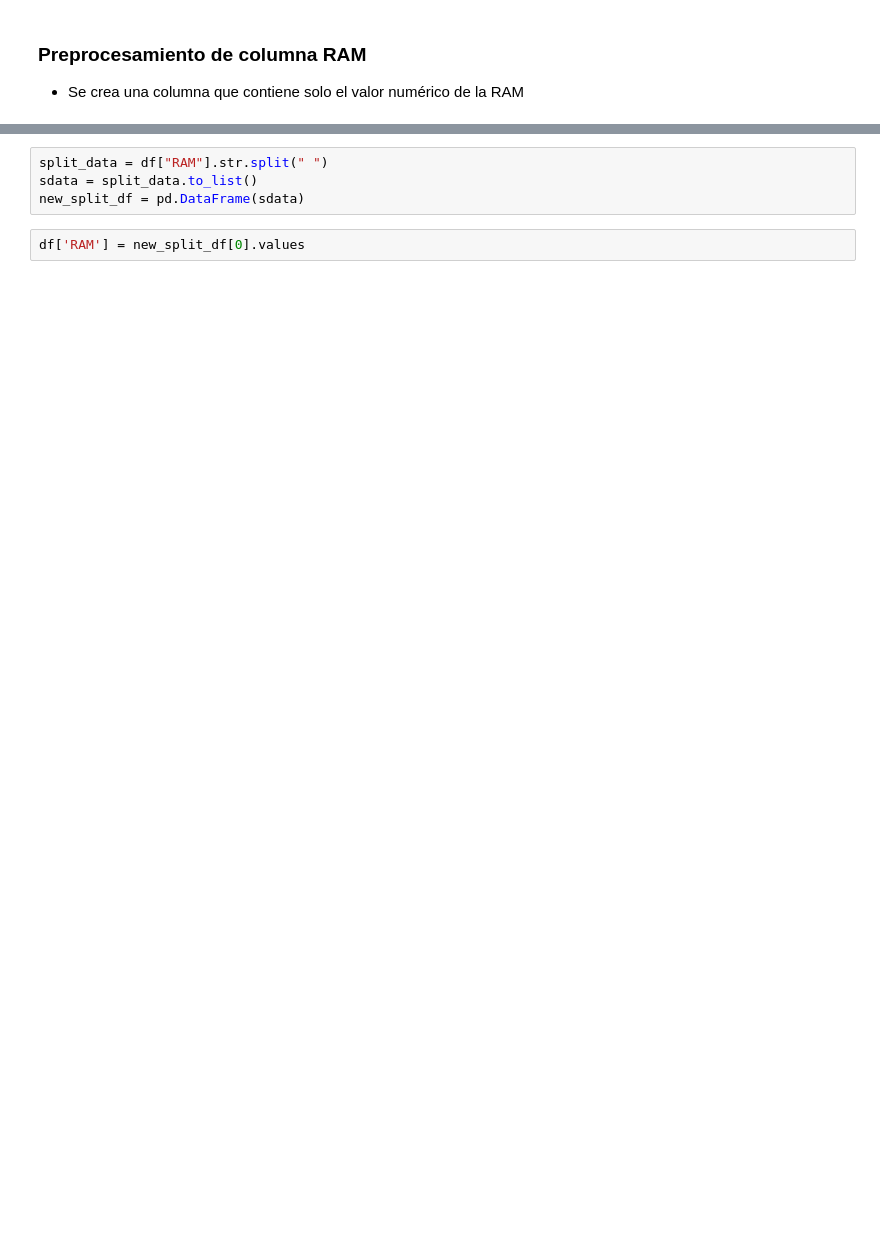
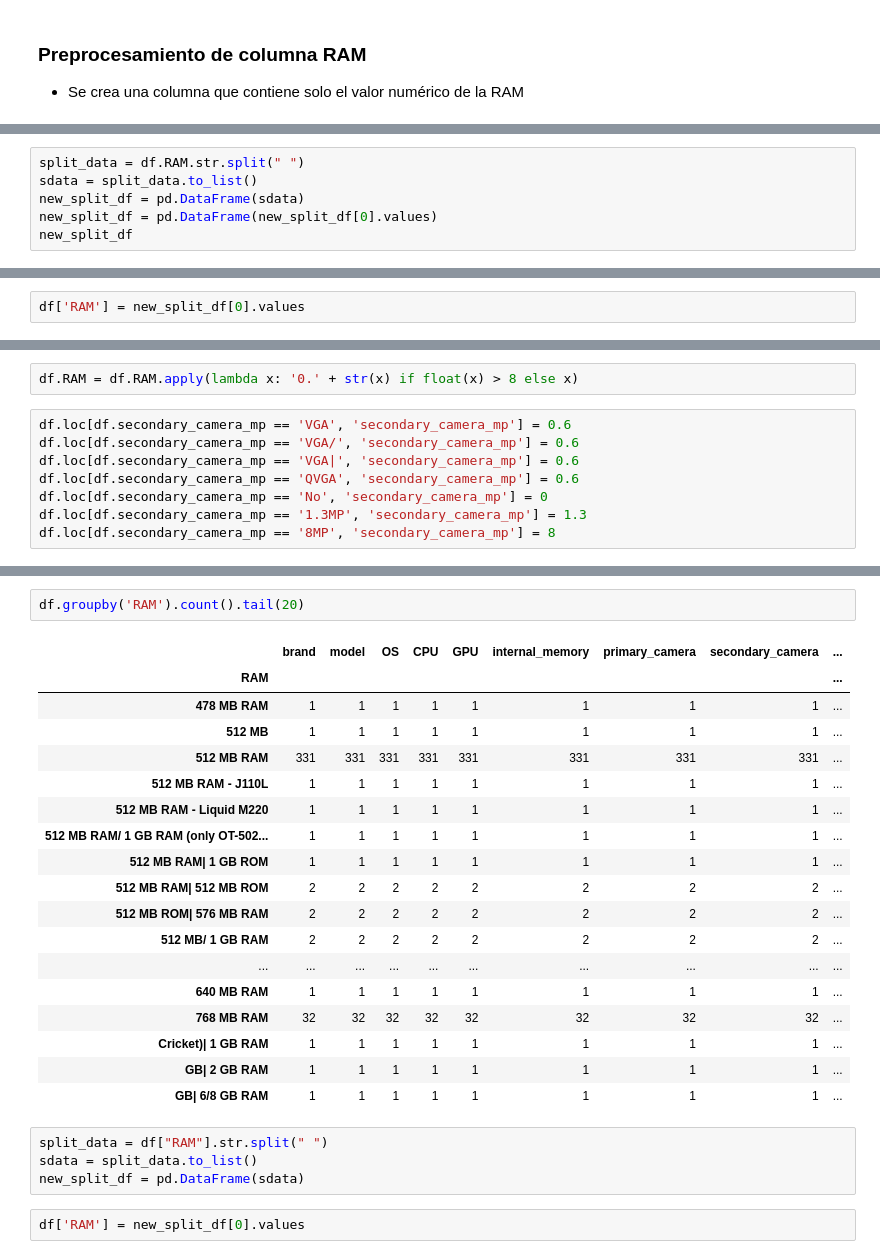
Before and after one commit to jgermanob/PCIC-Inteligencia-aritificial, a Jupyter notebook: Notebooks/Data_preprocessing.ipynb, the cells around one changed output, grey strips where cells are left out. Cells and saved outputs as stored; diff of their text form; blank space fills up the shorter version.

```diff
--- a/Notebooks/Data_preprocessing.ipynb
+++ b/Notebooks/Data_preprocessing.ipynb
@@ -641,0 +650,6 @@ df
+# %%
+split_data = df.RAM.str.split(" ")
+sdata = split_data.to_list()
+new_split_df = pd.DataFrame(sdata)
+new_split_df = pd.DataFrame(new_split_df[0].values)
+new_split_df
@@ -641,0 +670,2 @@ df
+# %%
+df['RAM'] = new_split_df[0].values
@@ -641,0 +692,10 @@ df
+# %%
+df.RAM = df.RAM.apply(lambda x: '0.' + str(x) if float(x) > 8 else x)
+# %%
+df.loc[df.secondary_camera_mp == 'VGA', 'secondary_camera_mp'] = 0.6
+df.loc[df.secondary_camera_mp == 'VGA/', 'secondary_camera_mp'] = 0.6
+df.loc[df.secondary_camera_mp == 'VGA|', 'secondary_camera_mp'] = 0.6
+df.loc[df.secondary_camera_mp == 'QVGA', 'secondary_camera_mp'] = 0.6
+df.loc[df.secondary_camera_mp == 'No', 'secondary_camera_mp'] = 0
+df.loc[df.secondary_camera_mp == '1.3MP', 'secondary_camera_mp'] = 1.3
+df.loc[df.secondary_camera_mp == '8MP', 'secondary_camera_mp'] = 8
@@ -642,3 +718,24 @@ df
+# %%
+df.groupby('RAM').count().tail(20)
+# %% [output]
+|  | brand | model | OS | CPU | GPU | internal_memory | primary_camera | secondary_camera | ... |
+| RAM |  |  |  |  |  |  |  |  | ... |
+| 478 MB RAM | 1 | 1 | 1 | 1 | 1 | 1 | 1 | 1 | ... |
+| 512 MB | 1 | 1 | 1 | 1 | 1 | 1 | 1 | 1 | ... |
+| 512 MB RAM | 331 | 331 | 331 | 331 | 331 | 331 | 331 | 331 | ... |
+| 512 MB RAM - J110L | 1 | 1 | 1 | 1 | 1 | 1 | 1 | 1 | ... |
+| 512 MB RAM - Liquid M220 | 1 | 1 | 1 | 1 | 1 | 1 | 1 | 1 | ... |
+| 512 MB RAM/ 1 GB RAM (only OT-502... | 1 | 1 | 1 | 1 | 1 | 1 | 1 | 1 | ... |
+| 512 MB RAM| 1 GB ROM | 1 | 1 | 1 | 1 | 1 | 1 | 1 | 1 | ... |
+| 512 MB RAM| 512 MB ROM | 2 | 2 | 2 | 2 | 2 | 2 | 2 | 2 | ... |
+| 512 MB ROM| 576 MB RAM | 2 | 2 | 2 | 2 | 2 | 2 | 2 | 2 | ... |
+| 512 MB/ 1 GB RAM | 2 | 2 | 2 | 2 | 2 | 2 | 2 | 2 | ... |
+| ... | ... | ... | ... | ... | ... | ... | ... | ... | ... |
+| 640 MB RAM | 1 | 1 | 1 | 1 | 1 | 1 | 1 | 1 | ... |
+| 768 MB RAM | 32 | 32 | 32 | 32 | 32 | 32 | 32 | 32 | ... |
+| Cricket)| 1 GB RAM | 1 | 1 | 1 | 1 | 1 | 1 | 1 | 1 | ... |
+| GB| 2 GB RAM | 1 | 1 | 1 | 1 | 1 | 1 | 1 | 1 | ... |
+| GB| 6/8 GB RAM | 1 | 1 | 1 | 1 | 1 | 1 | 1 | 1 | ... |
 # %%
 split_data = df["RAM"].str.split(" ")
 sdata = split_data.to_list()
```
Also changed, not shown: parts of 10 cells of this notebook, 1 other file.
